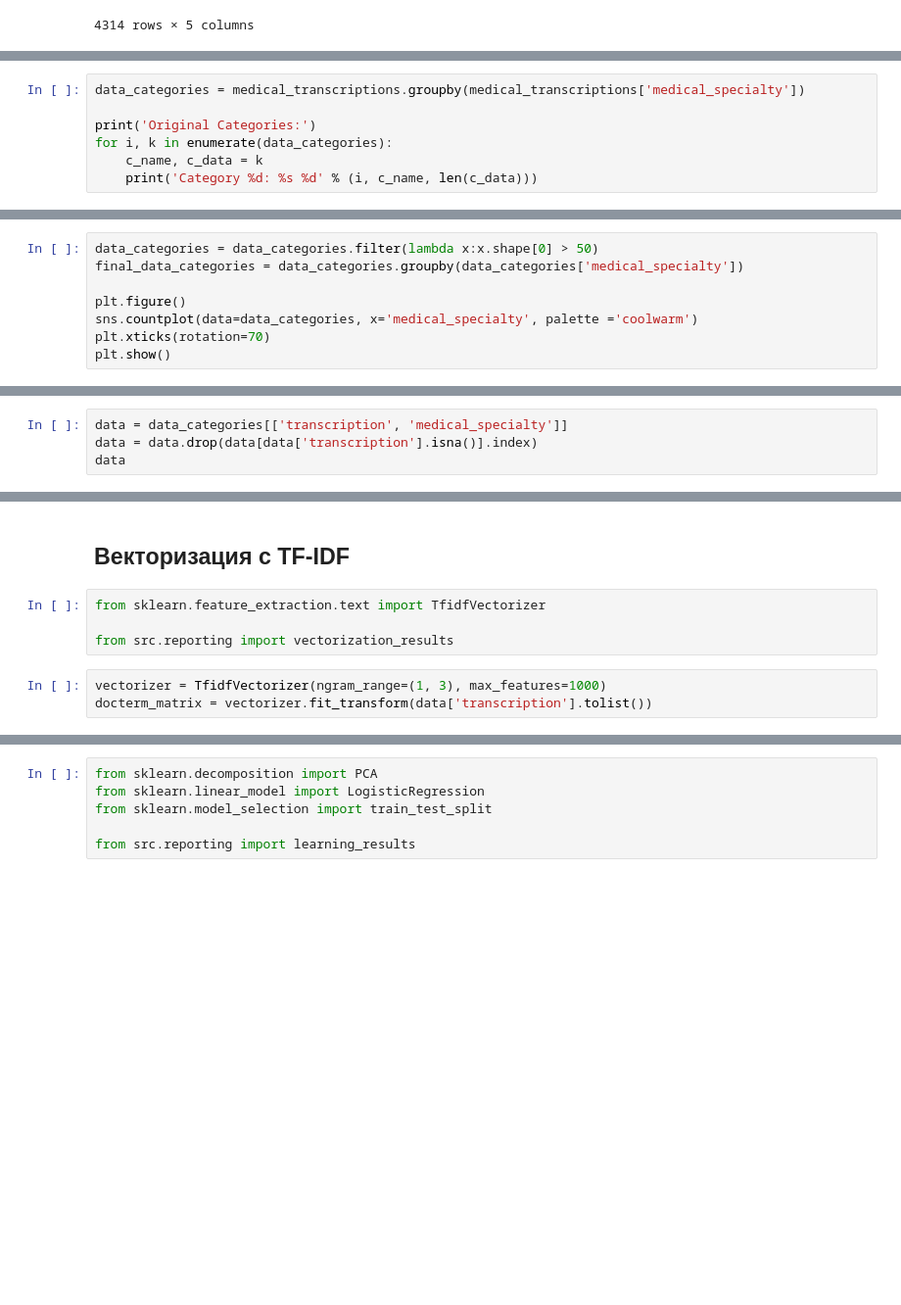
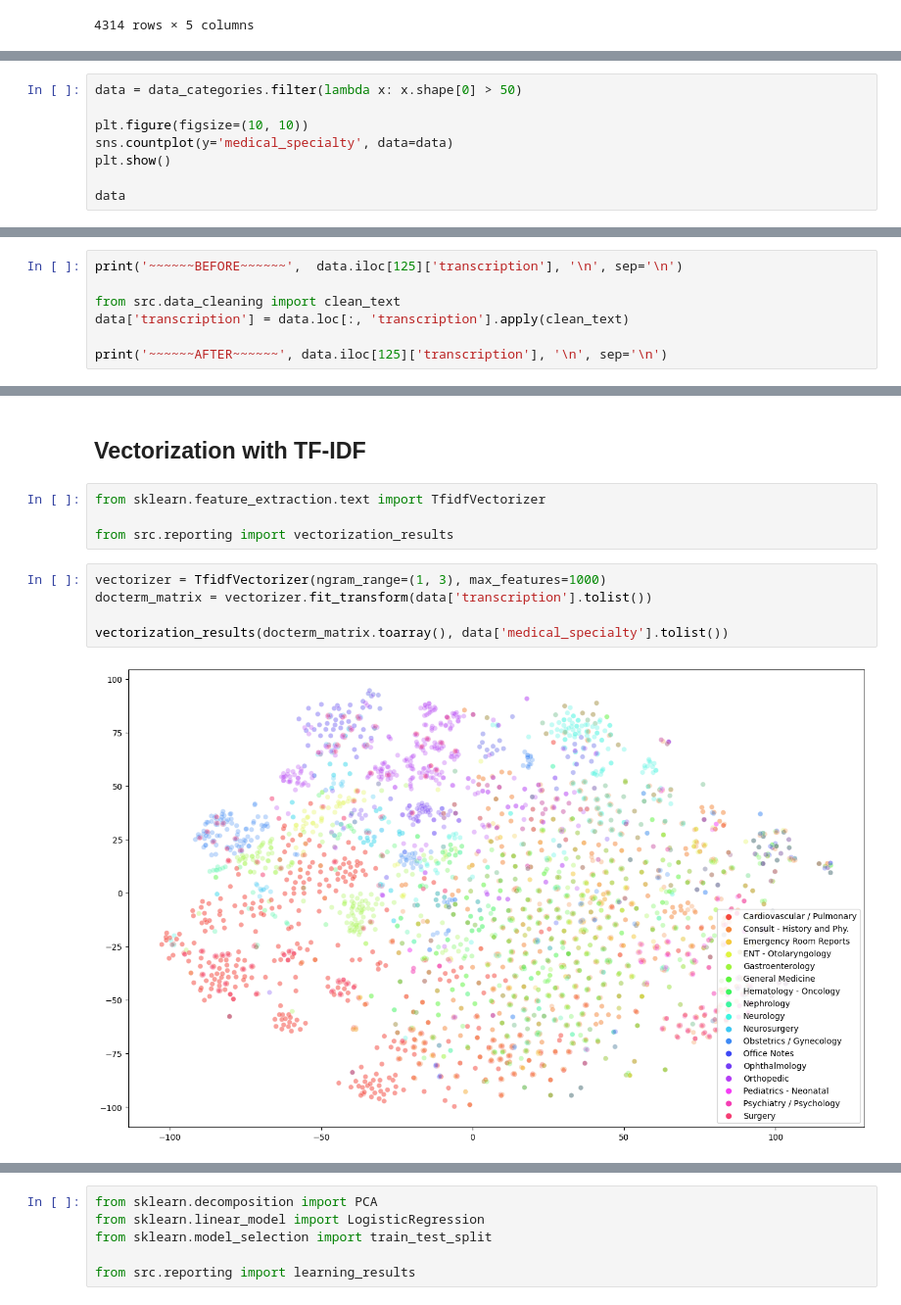
Before and after one commit to evgene-sh/HMLP, a Jupyter notebook: main.ipynb, the cells around one changed output, grey strips where cells are left out. Shown at 98% size. Drawn from its saved outputs; the diff is of its cells as text; blank space fills up the shorter version.

```diff
--- a/main.ipynb
+++ b/main.ipynb
@@ -59,7 +76,0 @@ Number of unique words in transcriptions column: 35400
-# %%
-data_categories = medical_transcriptions.groupby(medical_transcriptions['medical_specialty'])
-
-print('Original Categories:')
-for i, k in enumerate(data_categories):
-    c_name, c_data = k
-    print('Category %d: %s %d' % (i, c_name, len(c_data)))
@@ -88,10 +81,10 @@ Category 32: Urology 34
 # %%
-data_categories = data_categories.filter(lambda x:x.shape[0] > 50)
-final_data_categories = data_categories.groupby(data_categories['medical_specialty'])
+data = data_categories.filter(lambda x: x.shape[0] > 50)
 
-plt.figure()
-sns.countplot(data=data_categories, x='medical_specialty', palette ='coolwarm')
-plt.xticks(rotation=70)
+plt.figure(figsize=(10, 10))
+sns.countplot(y='medical_specialty', data=data)
 plt.show()
+
+data
 # %% [output]
 [figure]
@@ -100,4 +103,0 @@ plt.show()
-# %%
-data = data_categories[['transcription', 'medical_specialty']]
-data = data.drop(data[data['transcription'].isna()].index)
-data
@@ -138,0 +106,7 @@ for transcription in transcriptions.iloc:
+# %%
+print('~~~~~~BEFORE~~~~~~',  data.iloc[125]['transcription'], '\n', sep='\n')
+
+from src.data_cleaning import clean_text
+data['transcription'] = data.loc[:, 'transcription'].apply(clean_text)
+
+print('~~~~~~AFTER~~~~~~', data.iloc[125]['transcription'], '\n', sep='\n')
@@ -139,5 +120,5 @@ for transcription in transcriptions.iloc:
 # %% [markdown]
-## Векторизация с TF-IDF
+## Vectorization with TF-IDF
 # %%
 from sklearn.feature_extraction.text import TfidfVectorizer
 
@@ -145,3 +126,7 @@ from src.reporting import vectorization_results
 # %%
 vectorizer = TfidfVectorizer(ngram_range=(1, 3), max_features=1000)
 docterm_matrix = vectorizer.fit_transform(data['transcription'].tolist())
+
+vectorization_results(docterm_matrix.toarray(), data['medical_specialty'].tolist())
+# %% [output]
+[figure, added]
```
Also changed, not shown: parts of 39 cells of this notebook, 2 other files.
